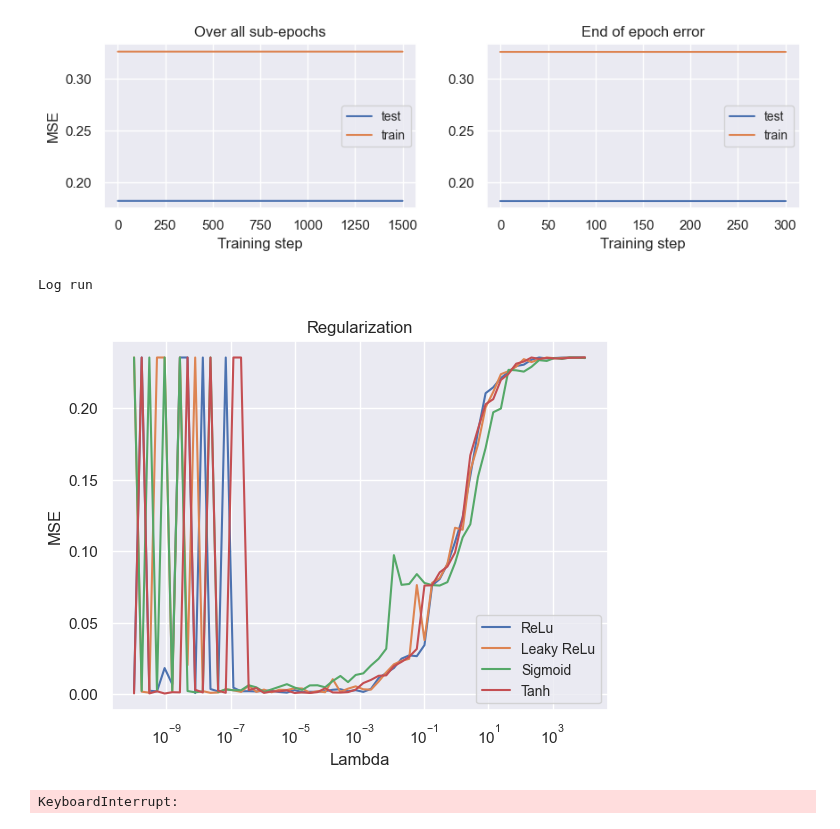
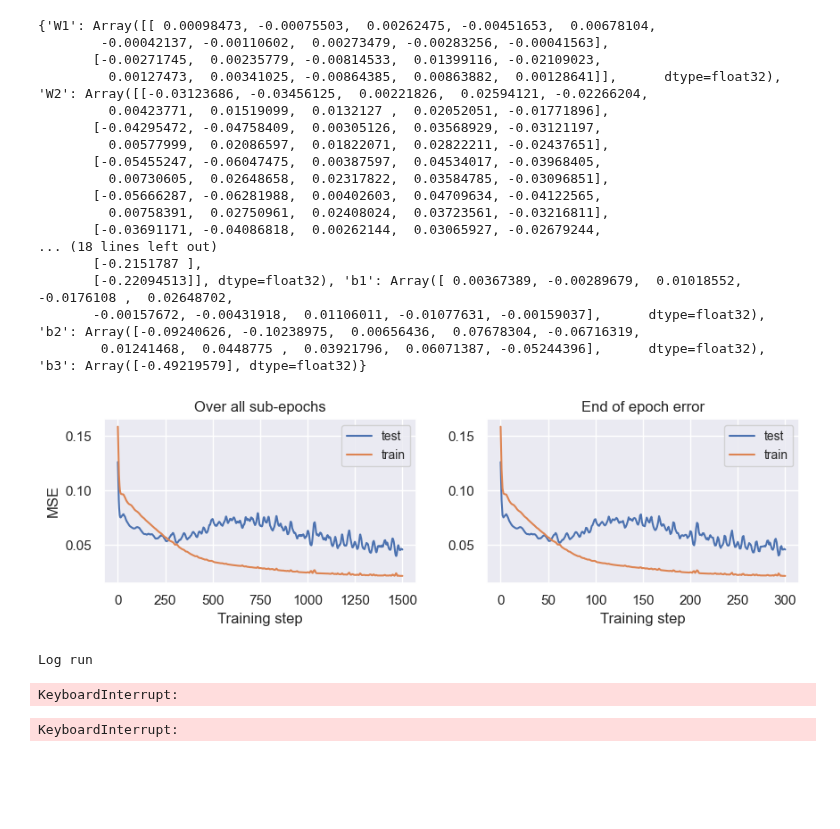
Before and after one commit to Trond01/Project2_FYS-STK4155, a Jupyter notebook: Runs/bc.ipynb, the cells around one changed output. Drawn from its saved outputs; the diff is of its cells as text; code cells hidden in the pictures; blank space fills up the shorter version.

```diff
--- a/Runs/bc.ipynb
+++ b/Runs/bc.ipynb
@@ -49,9 +49,6 @@ if not os.path.exists(filepath_location):
 # %%
 ### Fix a seed for sampling and initialisation to get consistent results
 np.random.seed(41)
-
-# Initialise beta
-num_features = 10
 
 # Sample points and split in train and test
 num_points = 100
@@ -59,55 +56,65 @@ split=0.2
 data = r2_sampling(num_points)
 x, y, z = data["x"], data["y"], data["z"]
 
-# Scaling etc
-X = feature_matrix_2d(x, y, num_features)
+# Features are te coordinates x and y
+X = np.array([np.array([x[i][0], y[i][0]]) for i in range(len(x))])
 X, means, var = scale_feature_matrix(X)
-X_train, y_train, X_test, y_test, test_index = train_test_split(X, z, split)
 
-# Squeeze to avoid errors due to shape [100, 1]
-y_train, y_test = np.squeeze(y_train), np.squeeze(y_test)
-
-
-# Update filename string with parameters that are not experimented with below
-filepath_location_default = filepath_location + f"deg={num_features}_N={num_points}_split={split}"
-
+# Activation functions
 activation_funcs = {"ReLu":nn.relu, "Leaky ReLu":nn.leaky_relu, "Sigmoid":nn.sigmoid, "Tanh":nn.tanh}
 # %%
 def single_run(X, y, lr, lam, hidden_layer_num, node_per_hidden, hidden_activation, test_index=None, plot_or_not=False):
     layer_list = [X.shape[1]] + [node_per_hidden]*hidden_layer_num + [1]
     beta0 = _beta_init(layer_list)
 
     epochs = 300
 
-    model = jit(get_neural_network_model(hidden_layer_num ,activation=hidden_activation, output_activation=nn.relu))
+    model = jit(get_neural_network_model(hidden_layer_num ,activation=hidden_activation))
 
     loss_func = jit(ridge_loss_method(model=model, lam=lam))
     loss_grad = jit(grad(loss_func))
-    #print(loss_grad(beta0, X, y))
 
     test_func = jit(MSELoss_method(model))
 
     X_train, y_train, X_test, y_test, test_index = train_test_split(X, y, 0.2, test_index=test_index)
+    #print(loss_grad(beta0, X_train, y_train))
 
     result = SGD_adam(X_train, y_train, X_test, y_test, grad_method=loss_grad,beta0=beta0, n_epochs=epochs, test_loss_func=test_func, lr=lr)
     #result = SGD(X_train, y_train, X_test, y_test, grad_method=loss_grad,beta0=beta0, n_epochs=epochs, test_loss_func=test_func, lr=lr)
 
     result.update({"test_index":test_index, "model":model, "X_test":X_test, "y_test":y_test})
 
     if plot_or_not:
         plot_test_results(result["test_loss_list"], result["train_loss_list"], 5)
 
 
     return result
 
 
 
 
-result = single_run(X, z, 1e-4, 0.000, hidden_layer_num=4, node_per_hidden=5, hidden_activation=nn.leaky_relu, plot_or_not=True)
+result = single_run(X, z, lr=1e-3, lam=0.00, hidden_layer_num=2, node_per_hidden=10, hidden_activation=nn.sigmoid, plot_or_not=True)
 print("Log run")
 # %% [output]
+{'W1': Array([[ 0.00098473, -0.00075503,  0.00262475, -0.00451653,  0.00678104,
+        -0.00042137, -0.00110602,  0.00273479, -0.00283256, -0.00041563],
+       [-0.00271745,  0.00235779, -0.00814533,  0.01399116, -0.02109023,
+         0.00127473,  0.00341025, -0.00864385,  0.00863882,  0.00128641]],      dtype=float32), 'W2': Array([[-0.03123686, -0.03456125,  0.00221826,  0.02594121, -0.02266204,
+         0.00423771,  0.01519099,  0.0132127 ,  0.02052051, -0.01771896],
+       [-0.04295472, -0.04758409,  0.00305126,  0.03568929, -0.03121197,
+         0.00577999,  0.02086597,  0.01822071,  0.02822211, -0.02437651],
+       [-0.05455247, -0.06047475,  0.00387597,  0.04534017, -0.03968405,
+         0.00730605,  0.02648658,  0.02317822,  0.03584785, -0.03096851],
+       [-0.05666287, -0.06281988,  0.00402603,  0.04709634, -0.04122565,
+         0.00758391,  0.02750961,  0.02408024,  0.03723561, -0.03216811],
+       [-0.03691171, -0.04086818,  0.00262144,  0.03065927, -0.02679244,
+... (18 lines left out)
+       [-0.2151787 ],
+       [-0.22094513]], dtype=float32), 'b1': Array([ 0.00367389, -0.00289679,  0.01018552, -0.0176108 ,  0.02648702,
+       -0.00157672, -0.00431918,  0.01106011, -0.01077631, -0.00159037],      dtype=float32), 'b2': Array([-0.09240626, -0.10238975,  0.00656436,  0.07678304, -0.06716319,
+        0.01241468,  0.0448775 ,  0.03921796,  0.06071387, -0.05244396],      dtype=float32), 'b3': Array([-0.49219579], dtype=float32)}
-[figure, old version]
+[figure, new version]
-Log run
+Log run
 # %%
 def search_lam(savefig=False):
     lr = 0.01
@@ -137,7 +144,7 @@ def search_lam(savefig=False):
     plt.legend()
     #plt.plot(lams, train_errs)
     plt.title("Regularization")
-    plt.ylabel("MSE")
+    plt.ylabel("Test MSE")
     plt.xlabel("Lambda")
     plt.xscale("log")
     if savefig:
@@ -148,7 +155,7 @@ def search_lam(savefig=False):
 
 experiment = search_lam(savefig=True)
 # %% [output]
-[figure, removed]
+KeyboardInterrupt:
 # %%
 def search_lrs(savefig=False):
     lam = 0.00
```
Also changed, not shown: parts of 3 cells of this notebook, 2 other files.
